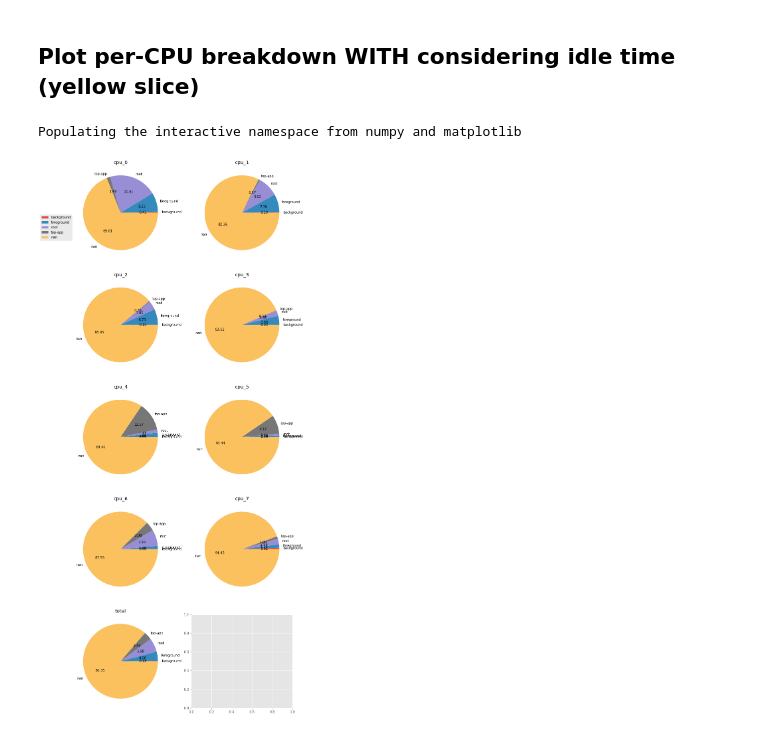
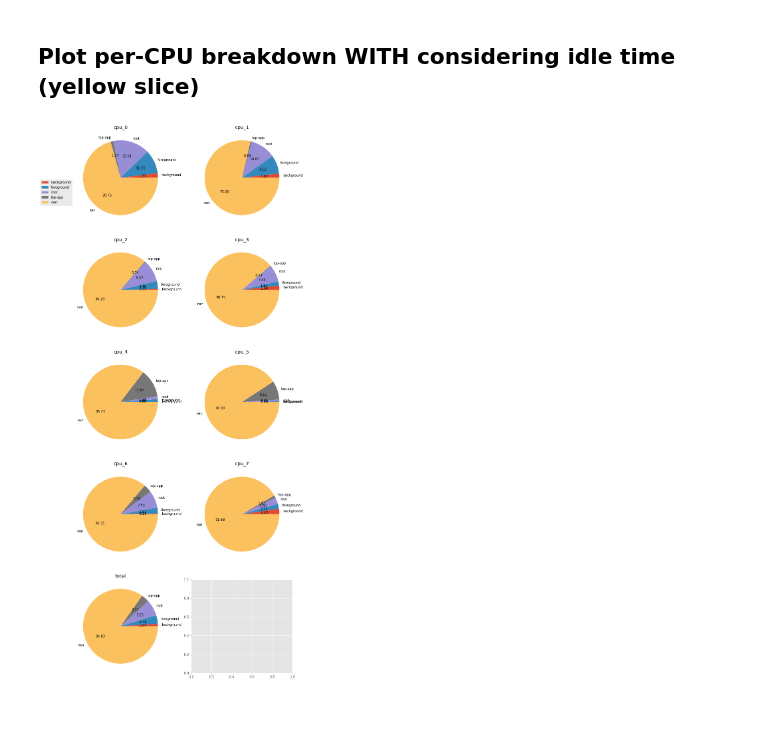
Before and after one commit to TinkerEdgeR-Android/external_lisa, a Jupyter notebook: ipynb/residency/task_residencies_youtube.ipynb, the cells around one changed output. Drawn from its saved outputs; the diff is of its cells as text; code cells hidden in the pictures.

```diff
--- a/ipynb/residency/task_residencies_youtube.ipynb
+++ b/ipynb/residency/task_residencies_youtube.ipynb
@@ -82,9 +51,7 @@ Populating the interactive namespace from numpy and matplotlib
 # %% [markdown]
 Plot per-CPU breakdown WITH considering idle time (yellow slice)
 ------------------------------------------------------------
-# %%
-%pylab inline
-plot_cgroups(cdf)
-# %% [output]
-Populating the interactive namespace from numpy and matplotlib
-[figure, removed]
+# %%
+tr.analysis.residency.plot_cgroup('schedtune', idle=True)
+# %% [output]
+[figure, added]
```
Also changed, not shown: parts of 8 cells of this notebook.
